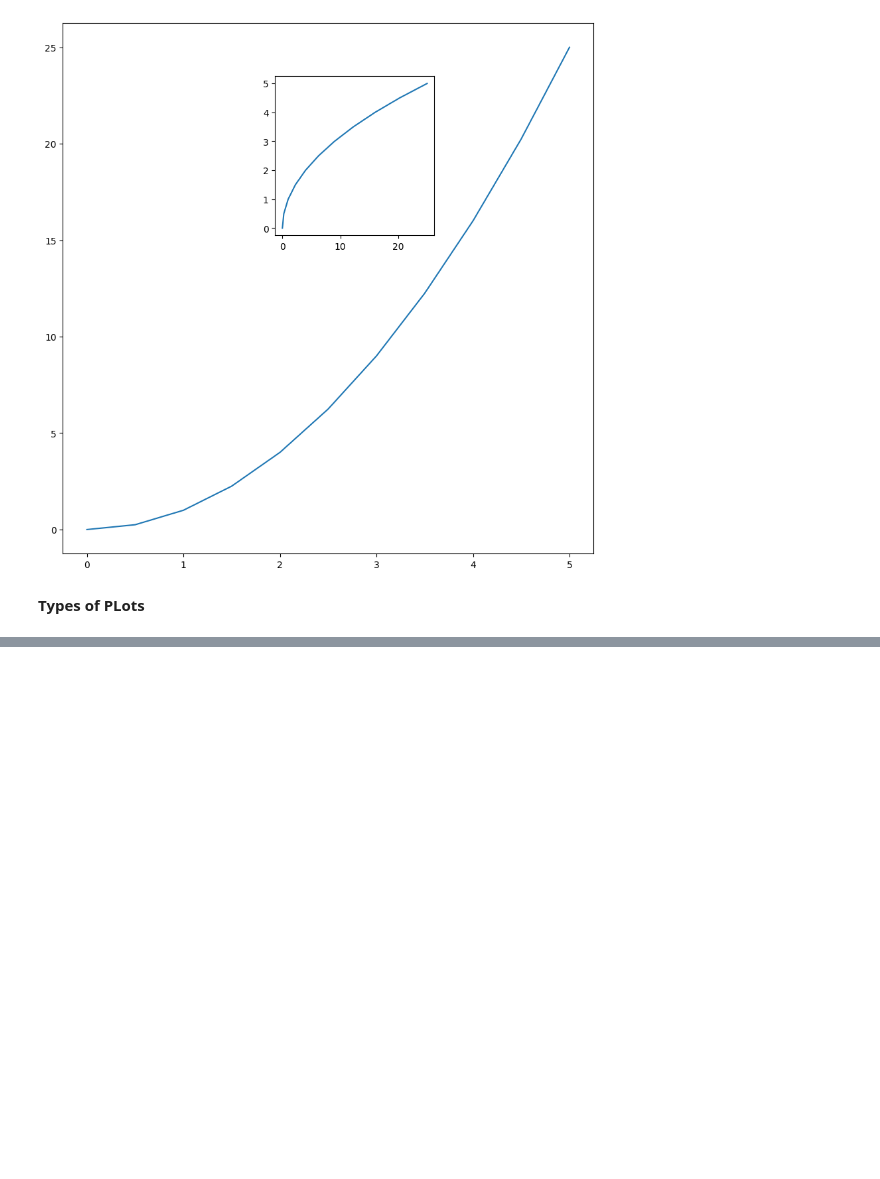
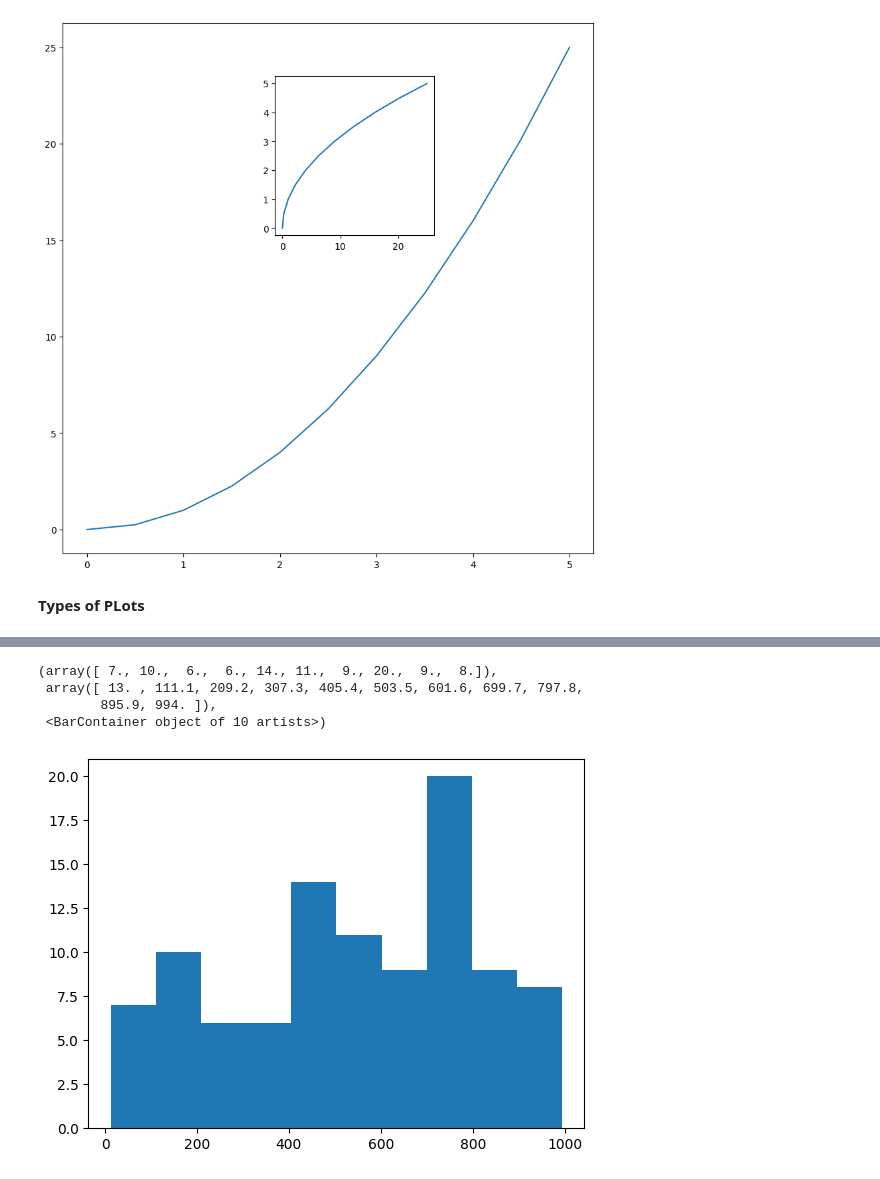
Before and after one commit to pranshulab/Data_science_journey, a Jupyter notebook: DataVisualization/Matplotlib.ipynb, the cells around one changed output, grey strips where cells are left out. Cells and saved outputs as stored; diff of their text form; code cells hidden in the pictures; blank space fills up the shorter version.

```diff
--- a/DataVisualization/Matplotlib.ipynb
+++ b/DataVisualization/Matplotlib.ipynb
@@ -70,0 +76,10 @@ axis2.plot(y,x)
+# %%
+from random import sample
+data = sample(range(1,1000),100)
+plt.hist(data)
+# %% [output]
+(array([ 7., 10.,  6.,  6., 14., 11.,  9., 20.,  9.,  8.]),
+ array([ 13. , 111.1, 209.2, 307.3, 405.4, 503.5, 601.6, 699.7, 797.8,
+        895.9, 994. ]),
+ <BarContainer object of 10 artists>)
+[figure, added]
```
Also changed, not shown: parts of 12 cells of this notebook.
